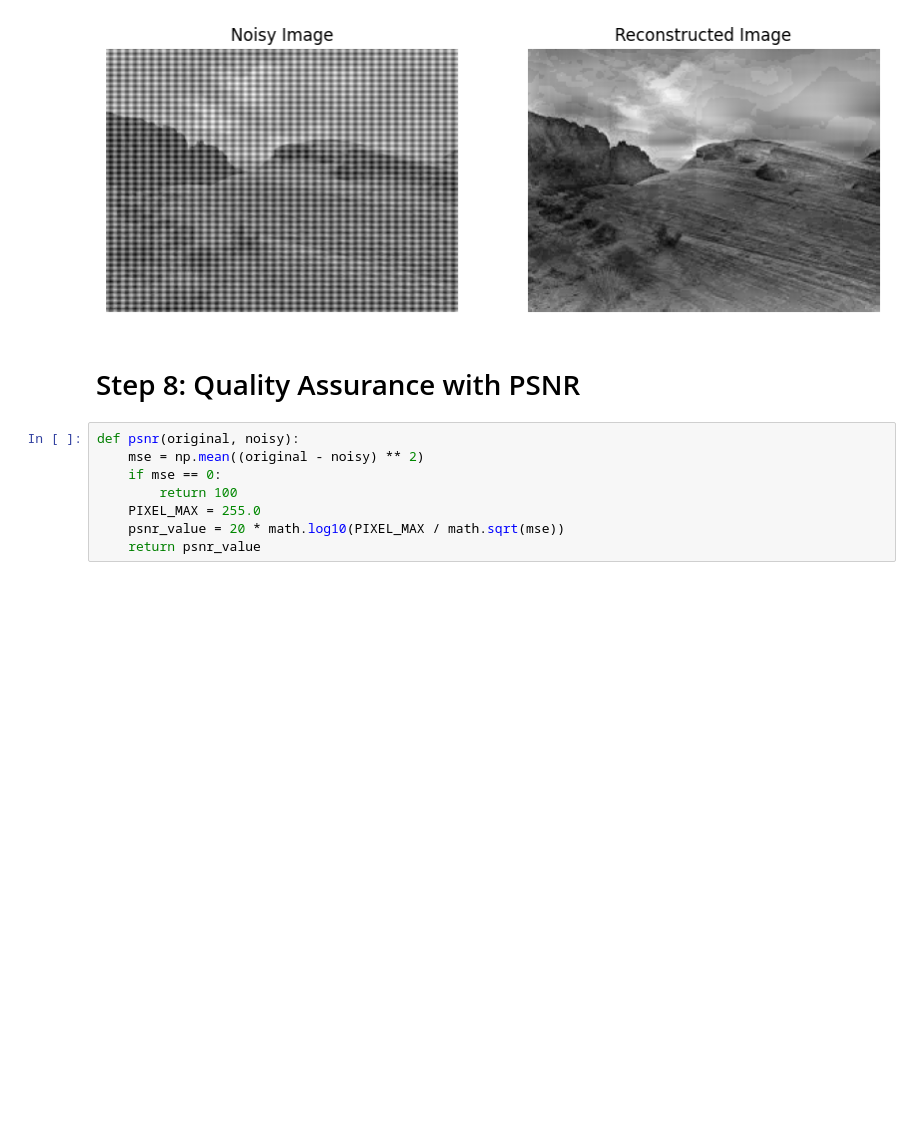
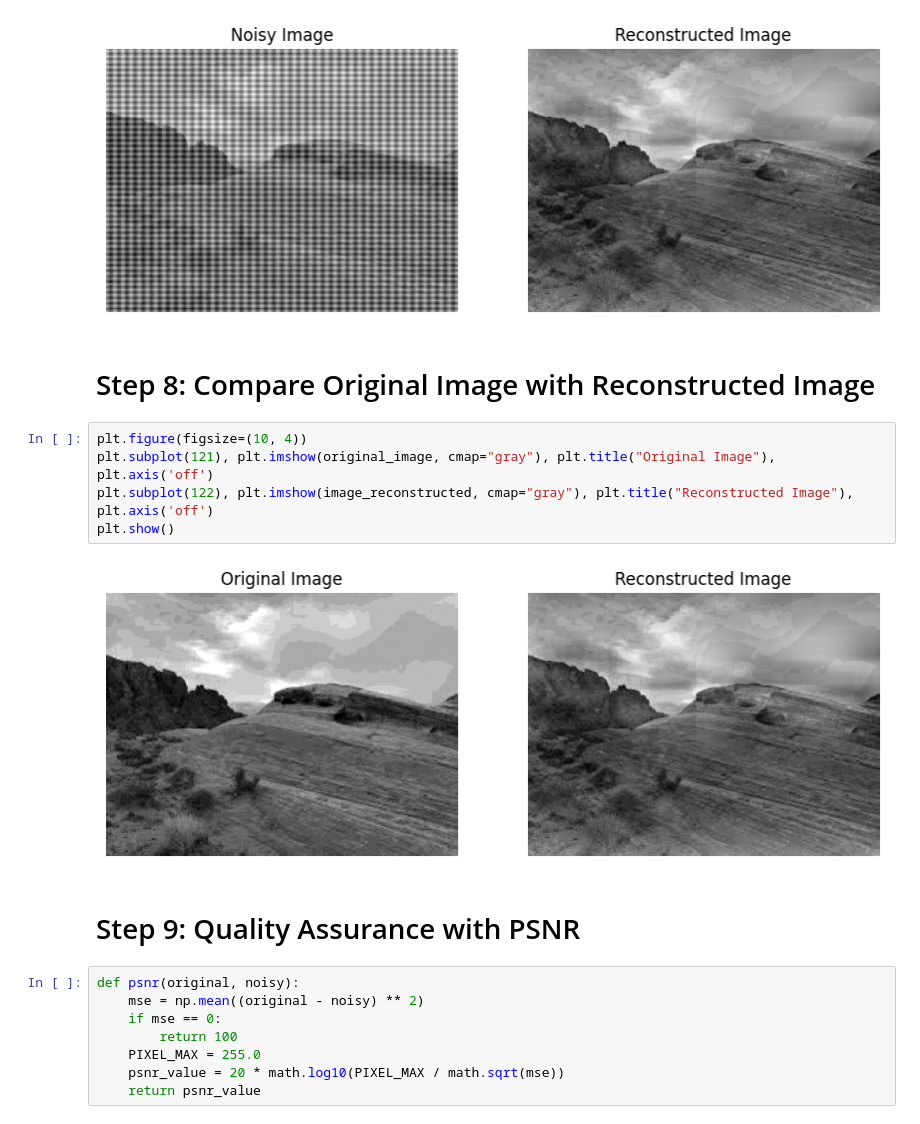
Before and after one commit to AsadiAhmad/Filtering-in-Frequency-Domain, a Jupyter notebook: Code/Filtering_in_Frequency_Domain.ipynb, the cells around one changed output. Cells and saved outputs as stored; diff of their text form; blank space fills up the shorter version.

```diff
--- a/Code/Filtering_in_Frequency_Domain.ipynb
+++ b/Code/Filtering_in_Frequency_Domain.ipynb
@@ -107,8 +112,17 @@ plt.subplot(122), plt.imshow(image_reconstructed, cmap="gray"), plt.title("Recon
 plt.show()
 # %% [output]
 [figure]
+# %% [markdown]
+# Step 8: Compare Original Image with Reconstructed Image
+# %%
+plt.figure(figsize=(10, 4))
+plt.subplot(121), plt.imshow(original_image, cmap="gray"), plt.title("Original Image"), plt.axis('off')
+plt.subplot(122), plt.imshow(image_reconstructed, cmap="gray"), plt.title("Reconstructed Image"), plt.axis('off')
+plt.show()
+# %% [output]
+[figure, added]
 # %% [markdown]
-# Step 8: Quality Assurance with PSNR
+# Step 9: Quality Assurance with PSNR
 # %%
 def psnr(original, noisy):
     mse = np.mean((original - noisy) ** 2)
```
Also changed, not shown: parts of 2 cells of this notebook.
